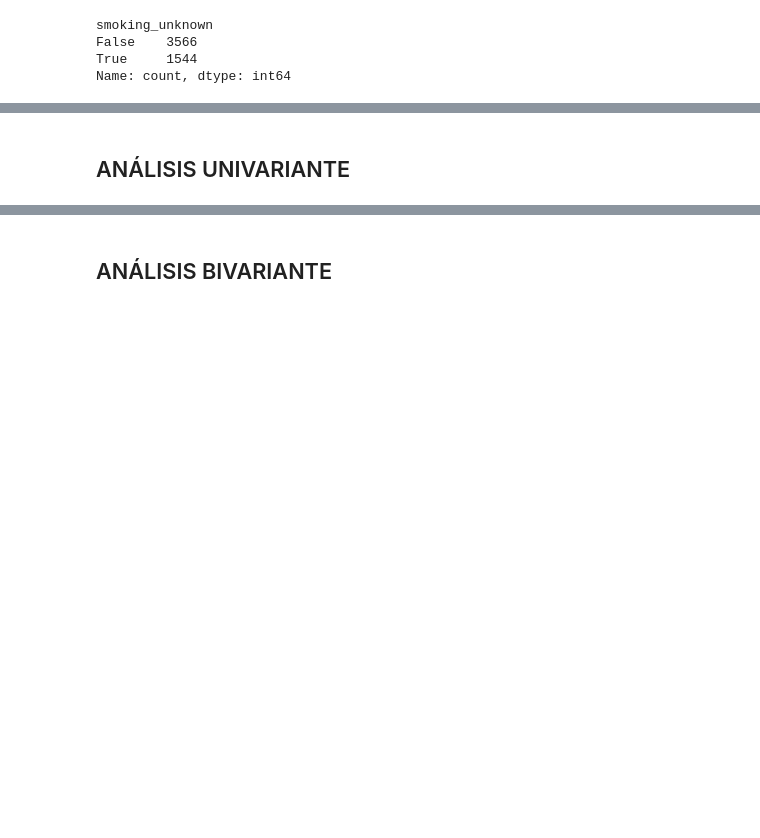
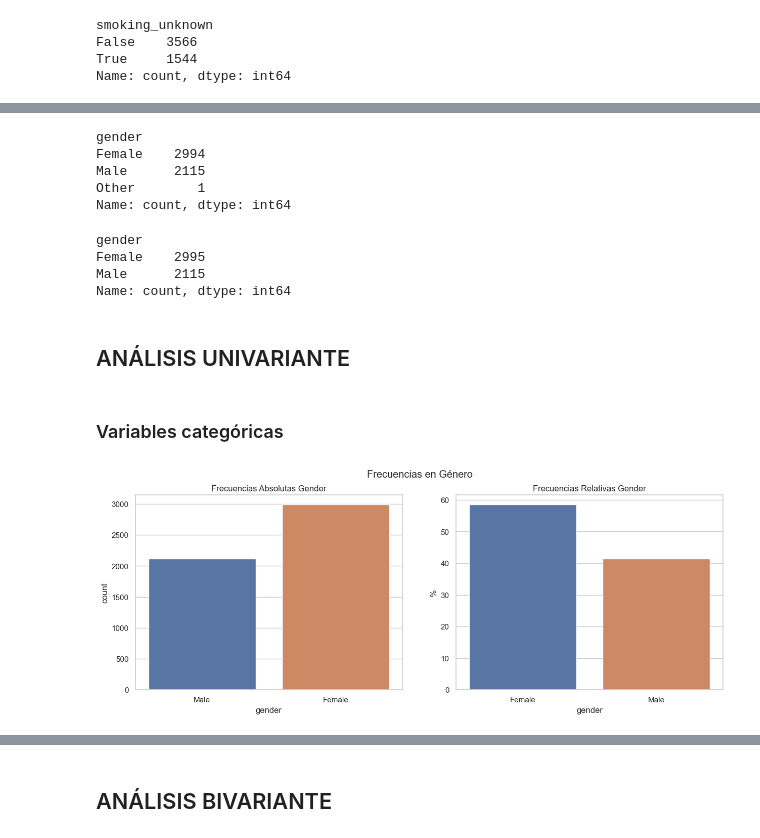
Before and after one commit to eleacos/EDA_Stroke_Prediction, a Jupyter notebook: src/notebooks/notebook-eda-inicial.ipynb, the cells around one changed output, grey strips where cells are left out. Cells and saved outputs as stored; diff of their text form; code cells hidden in the pictures; blank space fills up the shorter version.

```diff
--- a/src/notebooks/notebook-eda-inicial.ipynb
+++ b/src/notebooks/notebook-eda-inicial.ipynb
@@ -324,5 +325,40 @@ df_stroke.head(10)
 | 7 | 10434 | Female | 69 | 0 | 0 | No | Private | Urban | ... |
 | 8 | 27419 | Female | 59 | 0 | 0 | Yes | Private | Rural | ... |
 | 9 | 60491 | Female | 78 | 0 | 0 | Yes | Private | Urban | ... |
+# %%
+# la columna gender tiene 3 tipos de elementos
+df_stroke["gender"].value_counts()
+# %% [output]
+gender
+Female    2994
+Male      2115
+Other        1
+Name: count, dtype: int64
+# %%
+# Buscamos la moda y sustituimos ese Other por el valor de moda para tener solamente 2 valores, male y female:
+gender_mode = df_stroke["gender"].mode()[0]
+df_stroke.loc[df_stroke["gender"] == "Other", "gender"] = gender_mode
+df_stroke["gender"].value_counts()
+# %% [output]
+gender
+Female    2995
+Male      2115
+Name: count, dtype: int64
 # %% [markdown]
 ## ANÁLISIS UNIVARIANTE ##
+# %% [markdown]
+### Variables categóricas ###
+# %%
+# Barras
+fig,axs = plt.subplots(nrows=1,ncols=2, figsize=(15,5))
+fig.suptitle("Frecuencias en Género");
+sns.countplot(x="gender", data = df_stroke, ax = axs[0], hue = "gender", legend =False)
+axs[0].set_title("Frecuencias Absolutas Gender")
+
+valores = df_stroke.gender.value_counts(normalize = True) * 100
+sns.barplot(x = valores.index, y = valores.values, hue = valores.index, ax = axs[1])
+axs[1].set_title("Frecuencias Relativas Gender")
+axs[1].set_ylabel("%")
+plt.show()
+# %% [output]
+[figure, added]
```
Also changed, not shown: parts of 16 cells of this notebook.
